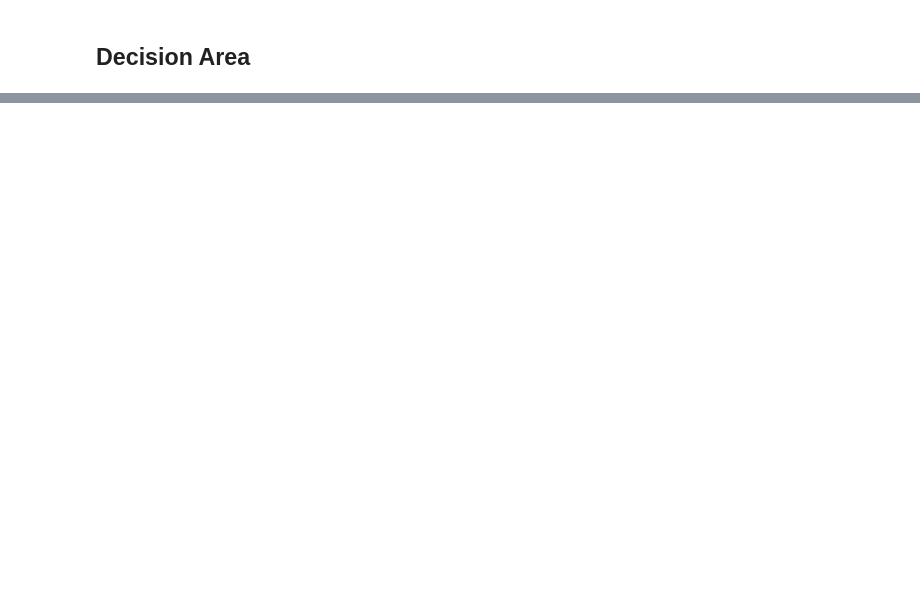
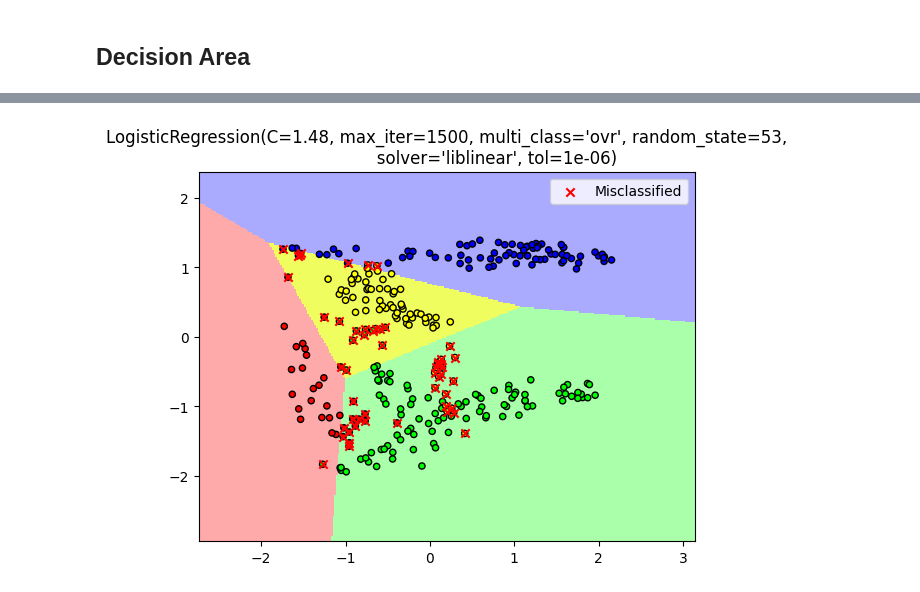
Before and after one commit to mamdaliof/MachineLearning2024W, a Jupyter notebook: Projects/mini project 1/src/Q1.2.ipynb, the cells around one changed output, grey strips where cells are left out. Cells and saved outputs as stored; diff of their text form; code cells hidden in the pictures; blank space fills up the shorter version.

```diff
--- a/Projects/mini project 1/src/Q1.2.ipynb
+++ b/Projects/mini project 1/src/Q1.2.ipynb
@@ -508 +807,36 @@ from mlxtend.plotting import plot_decision_regions
+# %%
+from matplotlib.colors import ListedColormap
+
+# Plot decision boundary with misclassified points
+def plot_misclassified_points(X, y, classifier, misclassified_points, title):
+    h = .02  # step size in the mesh
+    cmap_light = ListedColormap(['#FFAAAA', '#AAFFAA', '#AAAAFF',"#effd5f"])
+    cmap_bold = ListedColormap(['#FF0000', '#00FF00', '#0000FF',"#FFFF00"])
+
+    x_min, x_max = X[:, 0].min() - 1, X[:, 0].max() + 1
+    y_min, y_max = X[:, 1].min() - 1, X[:, 1].max() + 1
+    xx, yy = np.meshgrid(np.arange(x_min, x_max, h),
+                         np.arange(y_min, y_max, h))
+
+    Z = classifier.predict(np.c_[xx.ravel(), yy.ravel()])
+    Z = Z.reshape(xx.shape)
+    plt.figure()
+    plt.pcolormesh(xx, yy, Z, cmap=cmap_light)
+
+    # Plot the training points
+    plt.scatter(X[:, 0], X[:, 1], c=y, cmap=cmap_bold, edgecolor='k', s=20)
+
+    # Plot misclassified points
+    plt.scatter(misclassified_points[:, 0], misclassified_points[:, 1], marker='x', color='red', label='Misclassified')
+
+    plt.xlim(xx.min(), xx.max())
+    plt.ylim(yy.min(), yy.max())
+    plt.title(title)
+    plt.legend()
+    plt.show()
+
+# Plot decision boundary with misclassified points
+plot_misclassified_points(X_test, Y_test, LR6_Q1, X_test[LR6_Q1.predict(X_test) != Y_test], str(LR6_Q1))
+# %% [output]
+[figure, added]
 # %%
```
Also changed, not shown: parts of 42 cells of this notebook, 1 other file.
